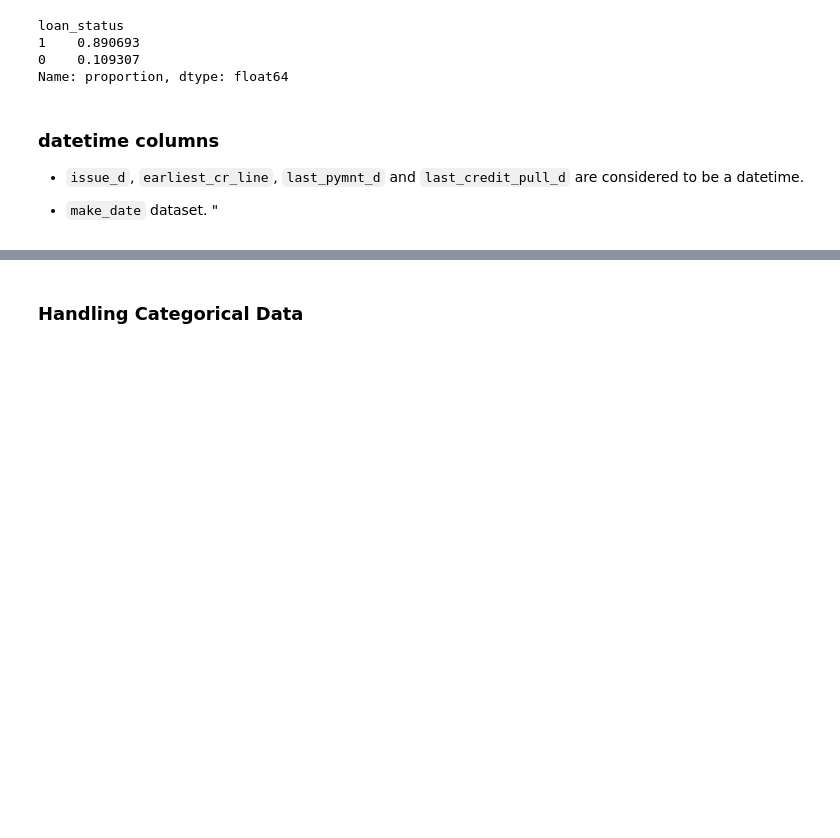
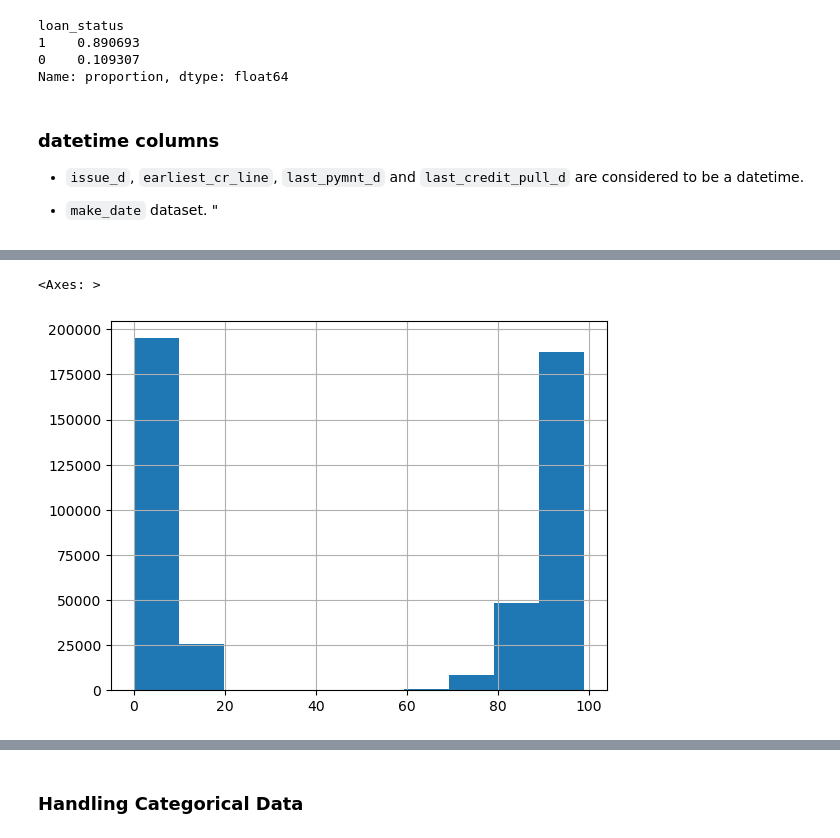
Before and after one commit to spirnia/Credit-Risk-Modeling, a Jupyter notebook: notebook/loan_data_2007_2014/loan_data_preparation.ipynb, the cells around one changed output, grey strips where cells are left out. Cells and saved outputs as stored; diff of their text form; code cells hidden in the pictures; blank space fills up the shorter version.

```diff
--- a/notebook/loan_data_2007_2014/loan_data_preparation.ipynb
+++ b/notebook/loan_data_2007_2014/loan_data_preparation.ipynb
@@ -197,0 +203,5 @@ df_timeDate
+# %%
+df['earliest_cr_line'].hist()
+# %% [output]
+<Axes: >
+[figure, added]
```
Also changed, not shown: parts of 67 cells of this notebook.
